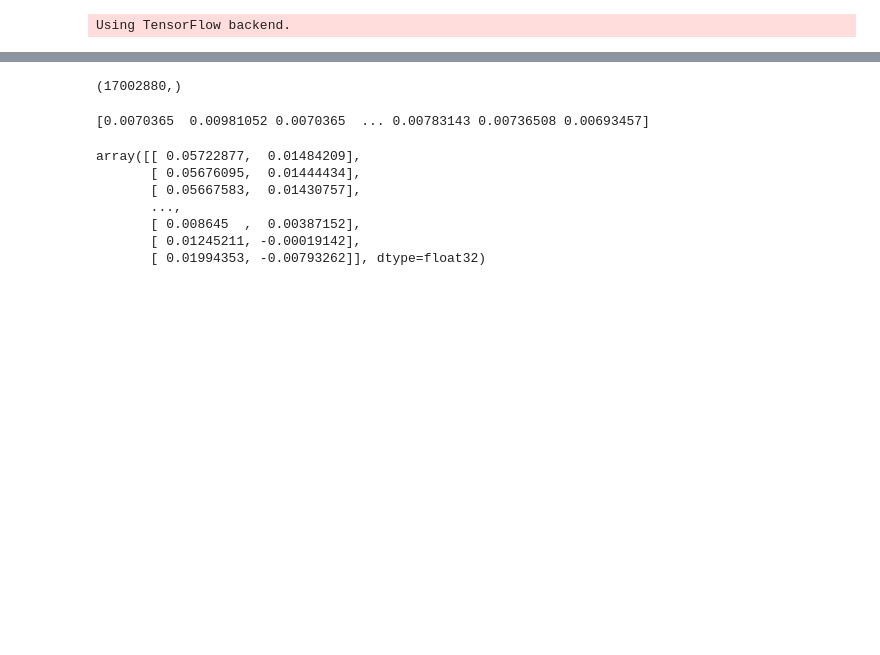
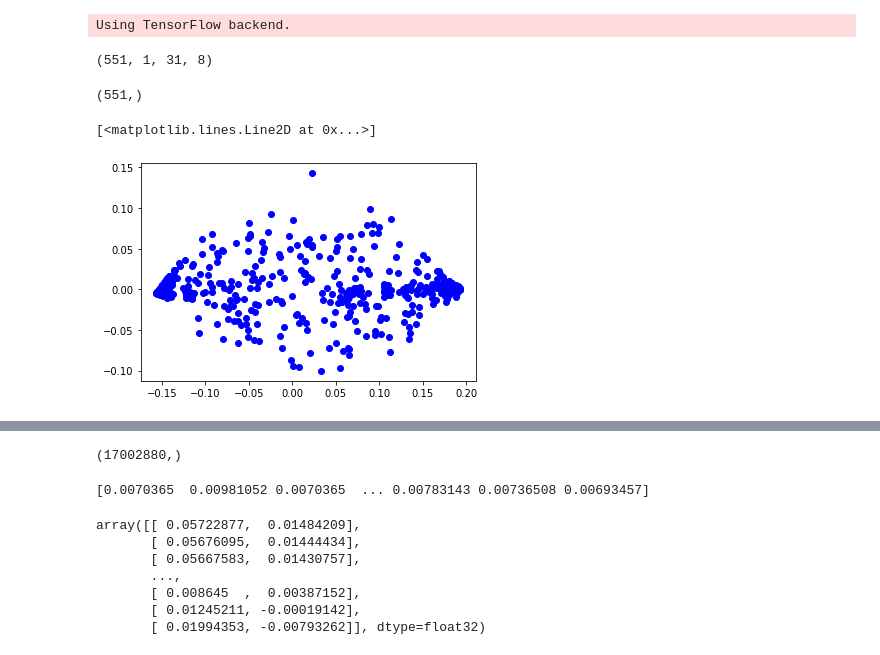
Before and after one commit to ShawnKS/Transportation-Mode-Identification-with-UnsupervisedLearning, a Jupyter notebook: clustering&evulating.ipynb, the cells around one changed output, grey strips where cells are left out. Drawn from its saved outputs; the diff is of its cells as text; code cells hidden in the pictures; blank space fills up the shorter version.

```diff
--- a/clustering&evulating.ipynb
+++ b/clustering&evulating.ipynb
@@ -29,0 +34,7 @@ encode_ = np.fromfile("encodeAE.bin",dtype=np.float32)
+# %%
+encode_l = np.concatenate((kfold_dataset2[0][0],kfold_dataset2[0][2]))
+# %%
+print(np.shape(encode_l))
+encode_l = encode_l.reshape(len(encode_l),31*8)
+# %% [output]
+(551, 1, 31, 8)
@@ -29,0 +43,13 @@ encode_ = np.fromfile("encodeAE.bin",dtype=np.float32)
+# %%
+print(np.shape(label_l))
+# %% [output]
+(551,)
+# %%
+pca = PCA(n_components = 2)
+# %%
+unlabel_pca = pca.fit_transform(encode_l)
+# %%
+plt.plot(unlabel_pca[:,0],unlabel_pca[:,1],'o',color='blue')
+# %% [output]
+[<matplotlib.lines.Line2D at 0x...>]
+[figure, added]
```
Also changed, not shown: parts of 18 cells of this notebook, 3 other files.
